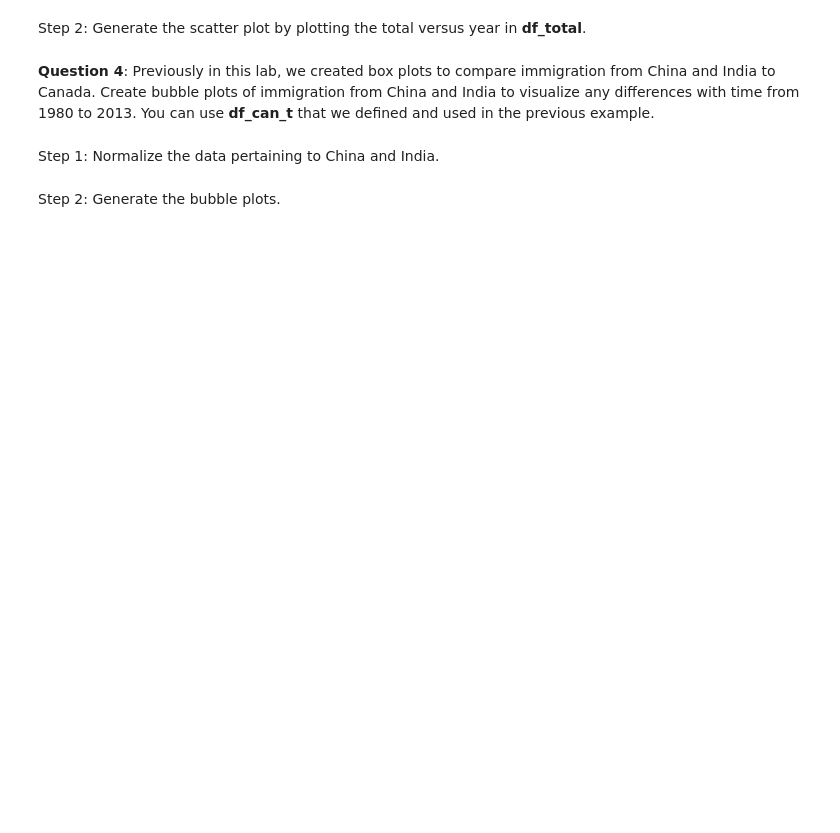
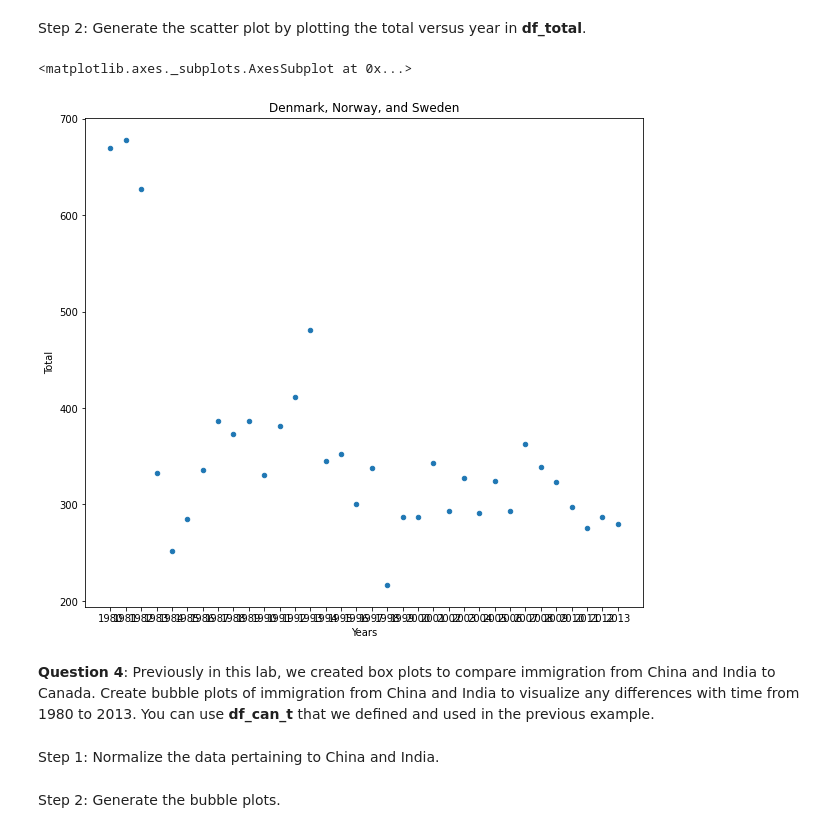
Before and after one commit to X4D0/DataVisualization, a Jupyter notebook: Assignment2_1301184233.ipynb, the cells around one changed output. Saved outputs shown, nothing was run; the diff lists cells and outputs as text; code cells hidden in the pictures; blank space fills up the shorter version.

```diff
--- a/Assignment2_1301184233.ipynb
+++ b/Assignment2_1301184233.ipynb
@@ -104,8 +104,8 @@ Step 1: Get the data:
 # %%
 ### type your answer here
 df_countries = df_can.loc[['Denmark','Norway','Sweden'], years] # Mengambil data tiap tahun dari Negara Denmark, Norway, Sweden
-df_tot = df_countries[years].sum(axis=0) # Menjumlahkan angka imigrasi tiap tahun
-#df_tot.reset_index(inplace=True) # Mengembalikan Index ke dalam kolom yang ada di df_tot, apabila tidak maka dataframe tidak akan memiliki nama kolom
-df_tot.columns = ['Years','Total'] # Rename kolom menjadi Year dan Total
-df_tot # Menampilkan Dataframe
+df_total = pd.DataFrame(df_countries[years].sum(axis=0)) # Menjumlahkan angka imigrasi tiap tahun
+df_total.reset_index(inplace=True) # Mengembalikan Index ke dalam kolom yang ada di df_tot, apabila tidak maka dataframe tidak akan memiliki nama kolom
+df_total.columns = ['Years','Total'] # Rename kolom menjadi Year dan Total
+df_total # Menampilkan Dataframe
 # %% [output]
@@ -133,3 +131,10 @@ Step 2: Generate the scatter plot by plotting the total versus year in **df_tota
+# %%
+### type your answer here
+df_total_plot = df_total.plot(kind='scatter', x='Years', y='Total', figsize=(10,9), title="Denmark, Norway, and Sweden")
+df_total_plot
+# %% [output]
+<matplotlib.axes._subplots.AxesSubplot at 0x...>
+[figure, added]
 # %% [markdown]
 **Question 4**: Previously in this lab, we created box plots to compare immigration from China and India to Canada. Create bubble plots of immigration from China and India to visualize any differences with time from 1980 to 2013. You can use **df_can_t** that we defined and used in the previous example.
 # %% [markdown]
```
Also changed, not shown: parts of 6 cells of this notebook.
